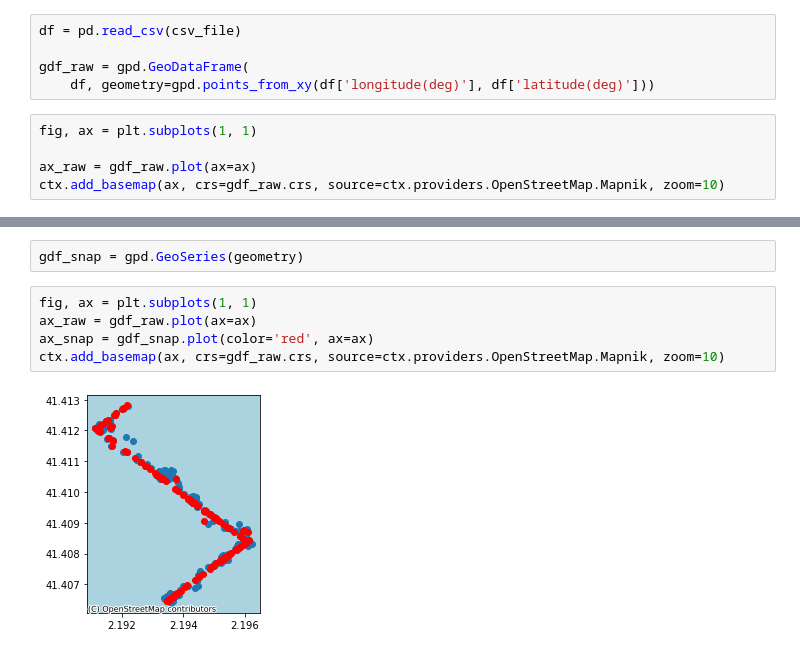
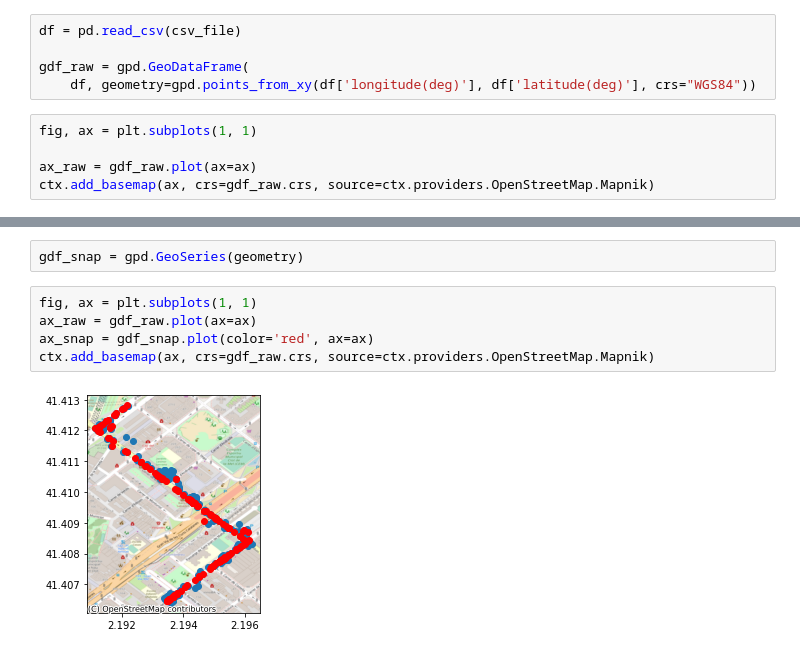
Before and after one commit to mgfernan/gsl_uab, a Jupyter notebook: notebooks/mapmatching.ipynb, the cells around one changed output, grey strips where cells are left out. Drawn from its saved outputs; the diff is of its cells as text.

```diff
--- a/notebooks/mapmatching.ipynb
+++ b/notebooks/mapmatching.ipynb
@@ -108,10 +108,10 @@ Proceed to load the contents of the CSV file with the positions within a Pandas
 df = pd.read_csv(csv_file)
 
 gdf_raw = gpd.GeoDataFrame(
-    df, geometry=gpd.points_from_xy(df['longitude(deg)'], df['latitude(deg)']))
+    df, geometry=gpd.points_from_xy(df['longitude(deg)'], df['latitude(deg)'], crs="WGS84"))
 # %%
 fig, ax = plt.subplots(1, 1)
 
 ax_raw = gdf_raw.plot(ax=ax)
-ctx.add_basemap(ax, crs=gdf_raw.crs, source=ctx.providers.OpenStreetMap.Mapnik, zoom=10)
+ctx.add_basemap(ax, crs=gdf_raw.crs, source=ctx.providers.OpenStreetMap.Mapnik)
 # %% [output]
@@ -147,7 +147,7 @@ gdf_snap = gpd.GeoSeries(geometry)
 # %%
 fig, ax = plt.subplots(1, 1)
 ax_raw = gdf_raw.plot(ax=ax)
 ax_snap = gdf_snap.plot(color='red', ax=ax)
-ctx.add_basemap(ax, crs=gdf_raw.crs, source=ctx.providers.OpenStreetMap.Mapnik, zoom=10)
+ctx.add_basemap(ax, crs=gdf_raw.crs, source=ctx.providers.OpenStreetMap.Mapnik)
 # %% [output]
-[figure, old version]
+[figure, new version]
```
Also changed, not shown: parts of 1 cell of this notebook.
